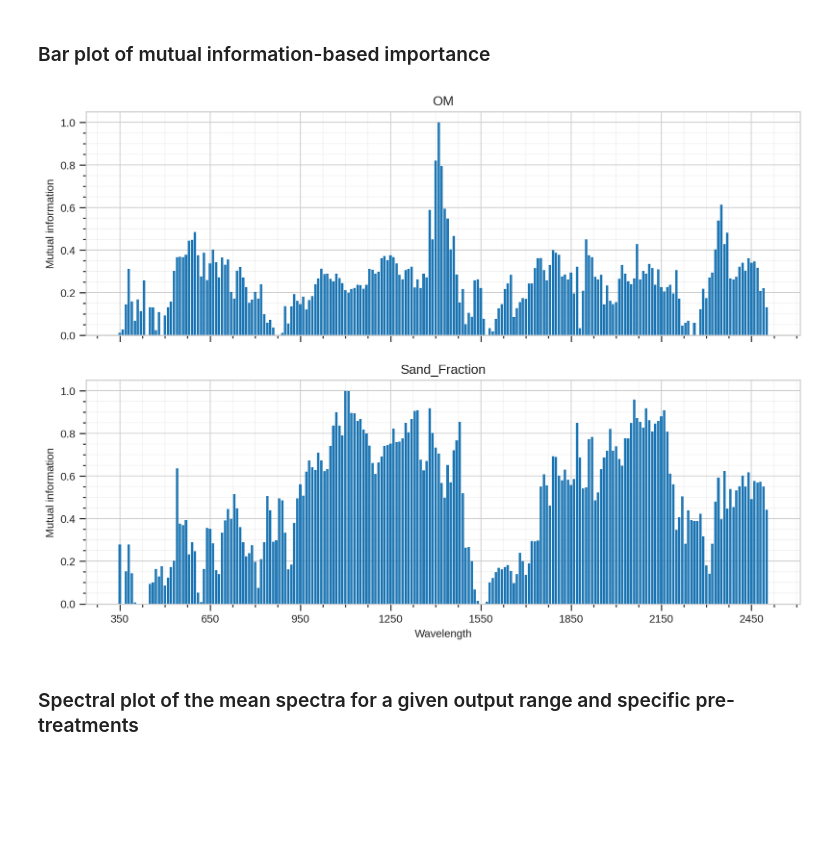
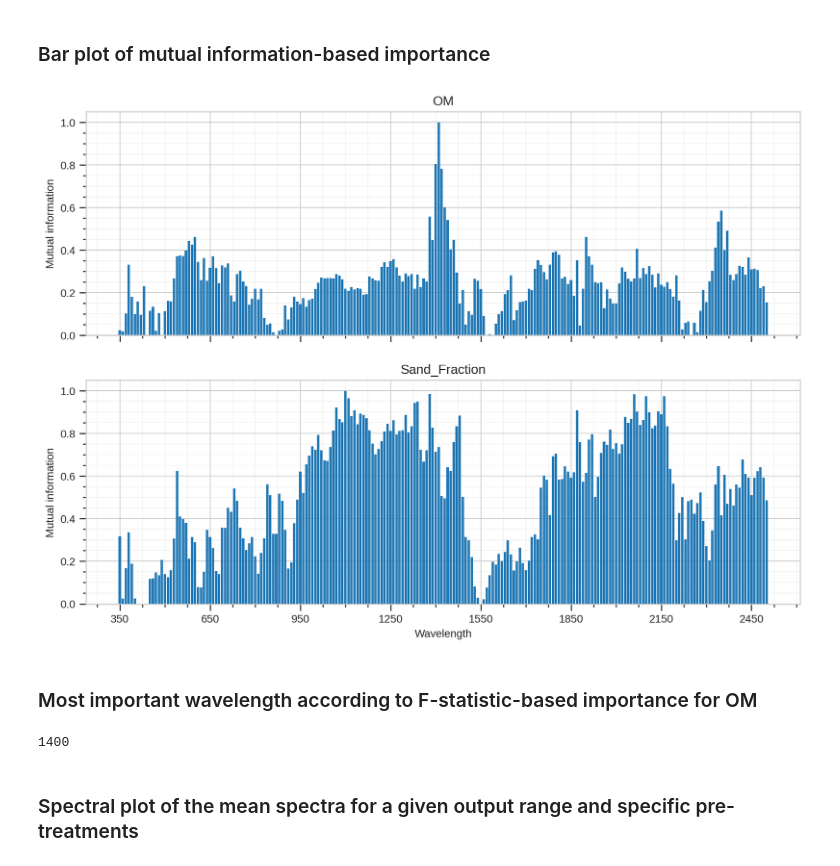
Before and after one commit to i-bec-org/spectra-xai, a Jupyter notebook: examples/modelInterpretability.ipynb, the cells around one changed output. Saved outputs shown, nothing was run; the diff lists cells and outputs as text; code cells hidden in the pictures; blank space fills up the shorter version.

Commit message:
:boom: move feature importance to explain and make FeatureRanking method enum

```diff
--- a/examples/modelInterpretability.ipynb
+++ b/examples/modelInterpretability.ipynb
@@ -25,9 +25,20 @@ axes = xai.correlogram(top=4)
 # %% [markdown]
 ### Bar plot of mutual information-based importance
 # %%
-axes = xai.bar_plot_corr(method="mi")
+from spectraxai.explain import FeatureRanking
+
+axes = xai.bar_plot_corr(method=FeatureRanking.MI)
 # %% [output]
-[figure, old version]
+[figure, new version]
+# %% [markdown]
+### Most important wavelength according to F-statistic-based importance for OM
+# %%
+import numpy as np
+
+f_statistic = xai.feature_importance(method=FeatureRanking.F_STATISTIC)
+dataset.X_names[np.argmax(f_statistic[0])]
+# %% [output]
+1400
 # %% [markdown]
 ### Spectral plot of the mean spectra for a given output range and specific pre-treatments
 # %%
```
Also changed, not shown: parts of 7 cells of this notebook, 2 other files.
